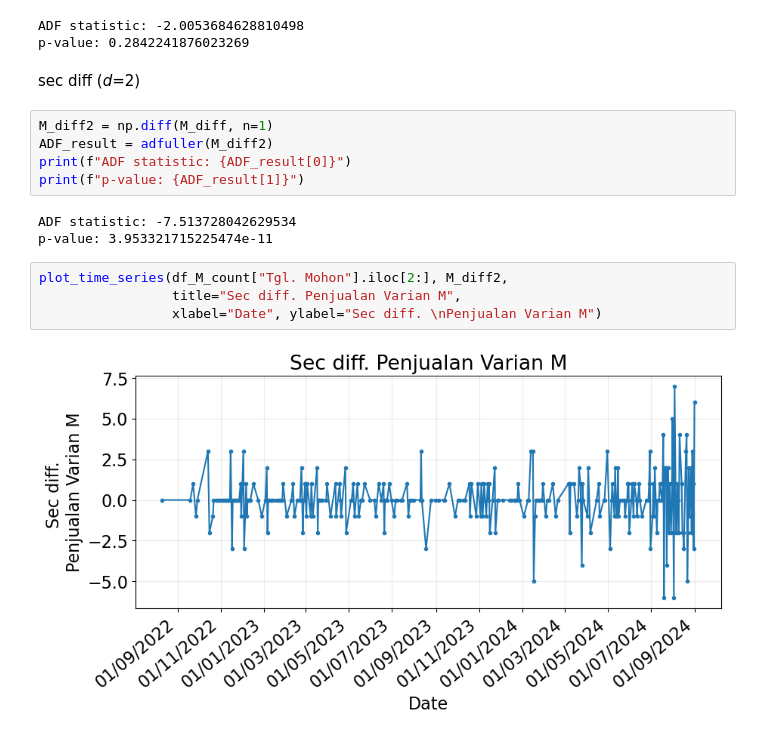
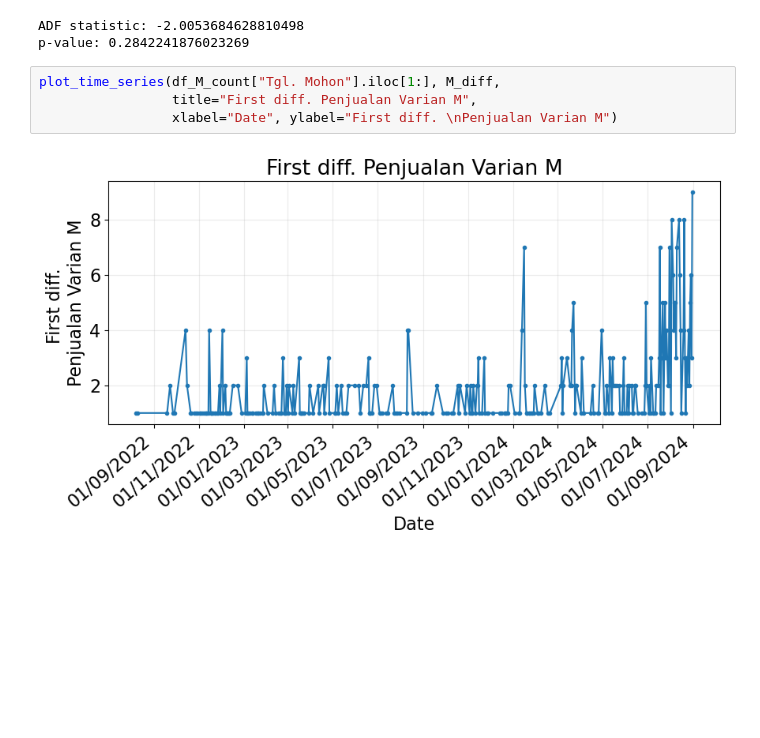
Before and after one commit to anajesset/tugas-akhirr, a Jupyter notebook: varian_m.ipynb, the cells around one changed output. Saved outputs shown, nothing was run; the diff lists cells and outputs as text; blank space fills up the shorter version.

```diff
--- a/varian_m.ipynb
+++ b/varian_m.ipynb
@@ -271,22 +271,12 @@ print(F"p-value: {ADF_result[1]}")
 # %% [output]
 ADF statistic: -2.0053684628810498
 p-value: 0.2842241876023269
-# %% [markdown]
-sec diff (_d_=2)
-# %%
-M_diff2 = np.diff(M_diff, n=1)
-ADF_result = adfuller(M_diff2)
-print(f"ADF statistic: {ADF_result[0]}")
-print(f"p-value: {ADF_result[1]}")
-# %% [output]
-ADF statistic: -7.513728042629534
-p-value: 3.953321715225474e-11
 # %%
-plot_time_series(df_M_count["Tgl. Mohon"].iloc[2:], M_diff2,
-                 title="Sec diff. Penjualan Varian M",
-                 xlabel="Date", ylabel="Sec diff. \nPenjualan Varian M")
+plot_time_series(df_M_count["Tgl. Mohon"].iloc[1:], M_diff,
+                 title="First diff. Penjualan Varian M",
+                 xlabel="Date", ylabel="First diff. \nPenjualan Varian M")
 # %% [output]
-[figure, old version]
+[figure, new version]
 # %%
 fig, ax = plt.subplots(figsize=(10, 4))
 
```
Also changed, not shown: parts of 47 cells of this notebook, 9 other files.
